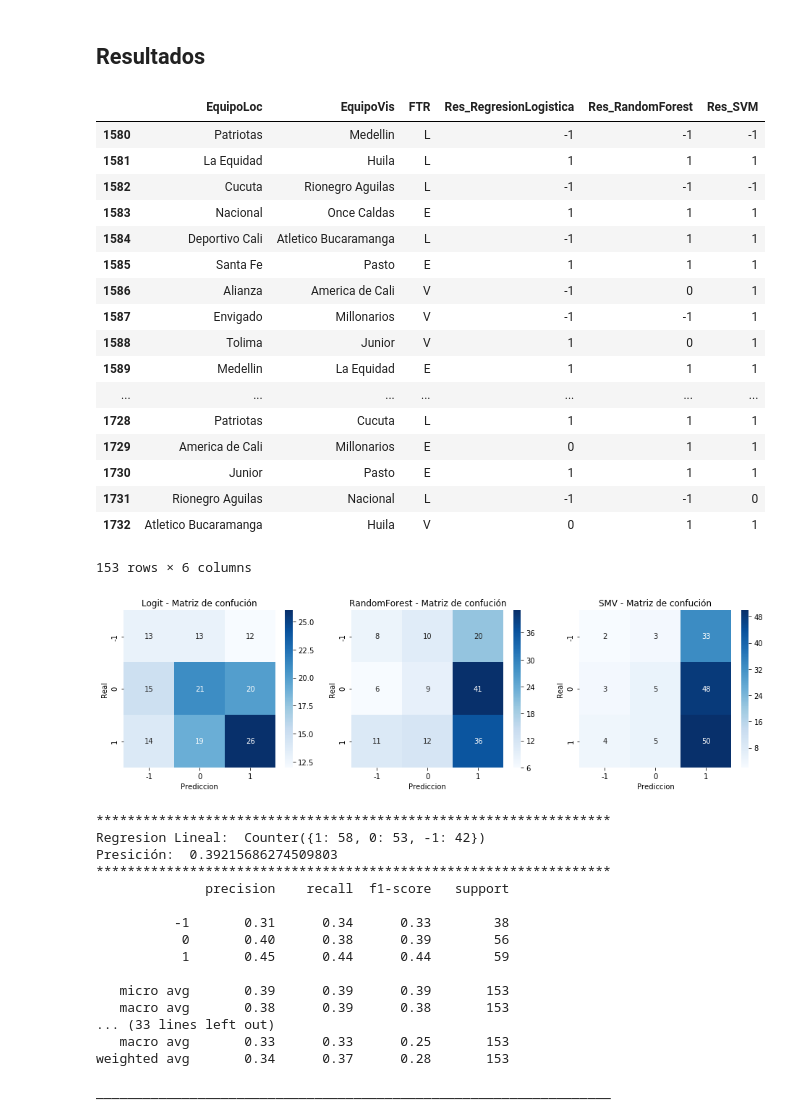
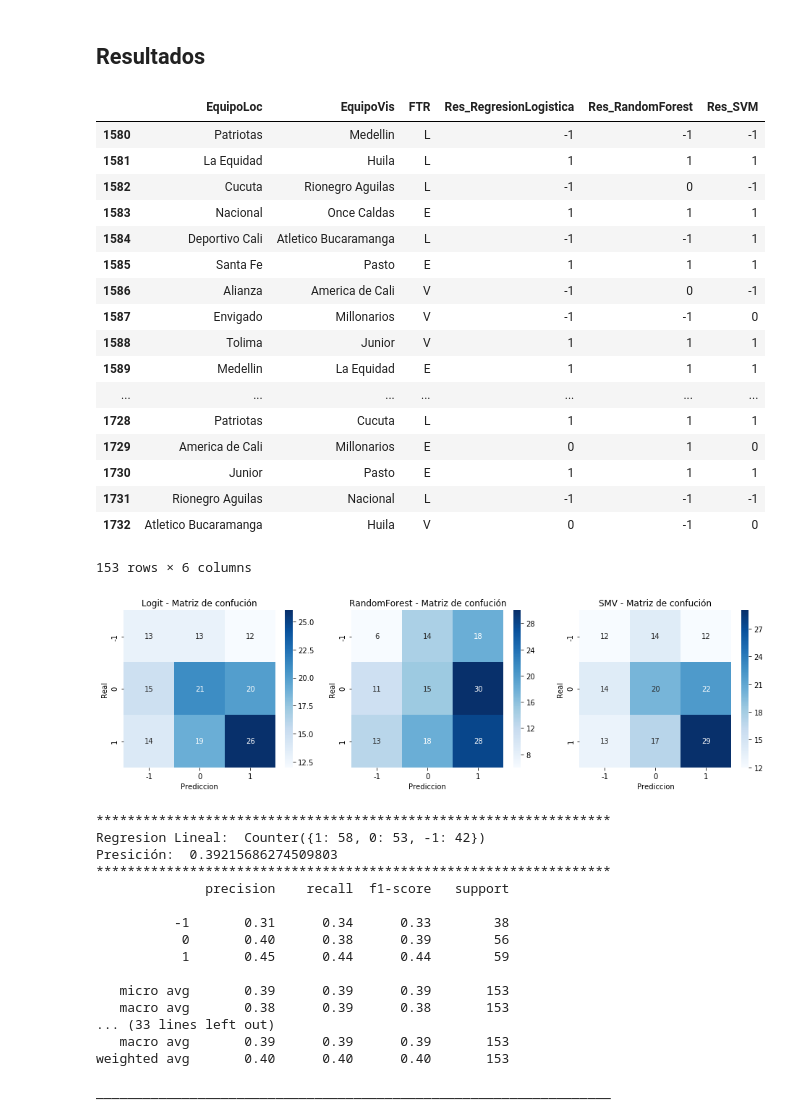
Before and after one commit to efarias04/footballPrediction, a Jupyter notebook: PrediccionFPC.ipynb, the cells around one changed output. Cells and saved outputs as stored; diff of their text form; code cells hidden in the pictures.

```diff
--- a/PrediccionFPC.ipynb
+++ b/PrediccionFPC.ipynb
@@ -959,49 +959,49 @@ weighted avg       0.52      0.49      0.50       380
 # %%
 # Creación del subconjunto de datos de entrenamiento 2015 - 2018
 X = TABLA_CARACTERISTICAS[['FACL','FDCL','FACV','FDCV','utGolesLoc','utGolesVis','utTirosLoc','utTirosVis']].loc[:(TABLA_CARACTERISTICAS.shape[0])-154]
 Y = TABLA_CARACTERISTICAS[['Resultado']].loc[:(TABLA_CARACTERISTICAS.shape[0])-154]
 
 # Ejecución de los algoritmos de predicción
 clf_logreg = LogisticRegression(C=0.02,solver='lbfgs',multi_class='multinomial', max_iter=500, class_weight='balanced').fit(X, Y.values.ravel())
-clf_ranfor = RandomForestClassifier(n_estimators = 29,  max_depth = 14, random_state = 0).fit(X, Y.values.ravel())
-clf_msv = SVC(kernel='rbf', C=180).fit(X, Y.values.ravel())
+clf_ranfor = RandomForestClassifier(n_estimators = 29,  max_depth = 14, random_state = 0, class_weight='balanced').fit(X, Y.values.ravel())
+clf_msv = SVC(kernel='rbf', C=180, class_weight='balanced').fit(X, Y.values.ravel())
 
 # Variables que contienen la predicción de cada algoritmo
 y_pred_logreg = clf_logreg.predict(X_PREDICCION)
 y_pred_ranfor = clf_ranfor.predict(X_PREDICCION)
 y_pred_smv = clf_msv.predict(X_PREDICCION)
 
 # Presicion de cada algoritmo en base a los resultados del año 2019
 accuracy_logit = accuracy_score(Y_PREDICCION,y_pred_logreg)
 accuracy_ranfor = accuracy_score(Y_PREDICCION,y_pred_ranfor)
 accuracy_msv = accuracy_score(Y_PREDICCION,y_pred_smv)
 
 # Crea un dataframe FPC_2019: en ella reposa los resultados reales y la predicción de los partidos de futbol.
 FPC_2019 = TABLA_CARACTERISTICAS[['EquipoLoc','EquipoVis','FTR']].loc[(TABLA_CARACTERISTICAS.shape[0])-153:]
 FPC_2019['Res_RegresionLogistica'] = y_pred_logreg
 FPC_2019['Res_RandomForest'] = y_pred_ranfor
 FPC_2019['Res_SVM'] = y_pred_smv
 
 # Exploración de datos
 FPC_2019
 # %% [output]
 |  | EquipoLoc | EquipoVis | FTR | Res_RegresionLogistica | Res_RandomForest | Res_SVM |
 | 1580 | Patriotas | Medellin | L | -1 | -1 | -1 |
 | 1581 | La Equidad | Huila | L | 1 | 1 | 1 |
-| 1582 | Cucuta | Rionegro Aguilas | L | -1 | -1 | -1 |
+| 1582 | Cucuta | Rionegro Aguilas | L | -1 | 0 | -1 |
 | 1583 | Nacional | Once Caldas | E | 1 | 1 | 1 |
-| 1584 | Deportivo Cali | Atletico Bucaramanga | L | -1 | 1 | 1 |
+| 1584 | Deportivo Cali | Atletico Bucaramanga | L | -1 | -1 | 1 |
 | 1585 | Santa Fe | Pasto | E | 1 | 1 | 1 |
-| 1586 | Alianza | America de Cali | V | -1 | 0 | 1 |
-| 1587 | Envigado | Millonarios | V | -1 | -1 | 1 |
-| 1588 | Tolima | Junior | V | 1 | 0 | 1 |
+| 1586 | Alianza | America de Cali | V | -1 | 0 | -1 |
+| 1587 | Envigado | Millonarios | V | -1 | -1 | 0 |
+| 1588 | Tolima | Junior | V | 1 | 1 | 1 |
 | 1589 | Medellin | La Equidad | E | 1 | 1 | 1 |
 | ... | ... | ... | ... | ... | ... | ... |
 | 1728 | Patriotas | Cucuta | L | 1 | 1 | 1 |
-| 1729 | America de Cali | Millonarios | E | 0 | 1 | 1 |
+| 1729 | America de Cali | Millonarios | E | 0 | 1 | 0 |
 | 1730 | Junior | Pasto | E | 1 | 1 | 1 |
-| 1731 | Rionegro Aguilas | Nacional | L | -1 | -1 | 0 |
-| 1732 | Atletico Bucaramanga | Huila | V | 0 | 1 | 1 |
+| 1731 | Rionegro Aguilas | Nacional | L | -1 | -1 | -1 |
+| 1732 | Atletico Bucaramanga | Huila | V | 0 | -1 | 0 |
 153 rows × 6 columns
 # %%
 '''
@@ -1057,7 +1057,7 @@ ax4.set_ylabel('Real')
 
 plt.savefig('MatrizConfusion_resultados.png')
 # %% [output]
-[figure, old version]
+[figure, new version]
 # %%
 print('\n\n******************************************************************')
 print('Regresion Lineal: ',collections.Counter(y_pred_logreg))
@@ -1093,8 +1093,8 @@ Presición:  0.39215686274509803
    micro avg       0.39      0.39      0.39       153
    macro avg       0.38      0.39      0.38       153
 ... (33 lines left out)
-   macro avg       0.33      0.33      0.25       153
-weighted avg       0.34      0.37      0.28       153
+   macro avg       0.39      0.39      0.39       153
+weighted avg       0.40      0.40      0.40       153
 
 __________________________________________________________________
 # %%
```
Also changed, not shown: parts of 1 cell of this notebook, 2 other files.
